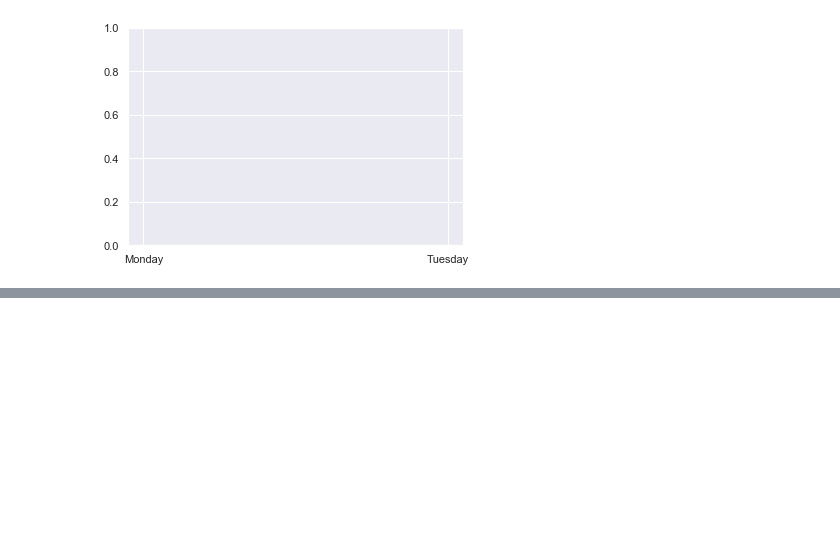
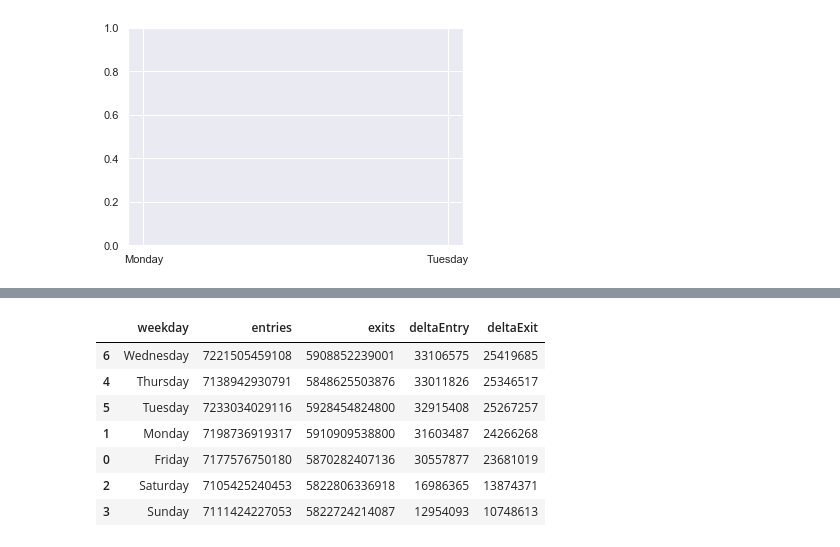
Before and after one commit to cruzkat/Project_01, a Jupyter notebook: Notebooks/KC New Edits MTA.ipynb, the cells around one changed output, grey strips where cells are left out. Cells and saved outputs as stored; diff of their text form; code cells hidden in the pictures; blank space fills up the shorter version.

```diff
--- a/Notebooks/KC New Edits MTA.ipynb
+++ b/Notebooks/KC New Edits MTA.ipynb
@@ -343,0 +348,11 @@ ValueError: x and y must have same first dimension, but have shapes (5,) and (23
+# %%
+grouped_sorted
+# %% [output]
+|  | weekday | entries | exits | deltaEntry | deltaExit |
+| 6 | Wednesday | 7221505459108 | 5908852239001 | 33106575 | 25419685 |
+| 4 | Thursday | 7138942930791 | 5848625503876 | 33011826 | 25346517 |
+| 5 | Tuesday | 7233034029116 | 5928454824800 | 32915408 | 25267257 |
+| 1 | Monday | 7198736919317 | 5910909538800 | 31603487 | 24266268 |
+| 0 | Friday | 7177576750180 | 5870282407136 | 30557877 | 23681019 |
+| 2 | Saturday | 7105425240453 | 5822806336918 | 16986365 | 13874371 |
+| 3 | Sunday | 7111424227053 | 5822724214087 | 12954093 | 10748613 |
```
Also changed, not shown: parts of 5 cells of this notebook, 3 other files.
